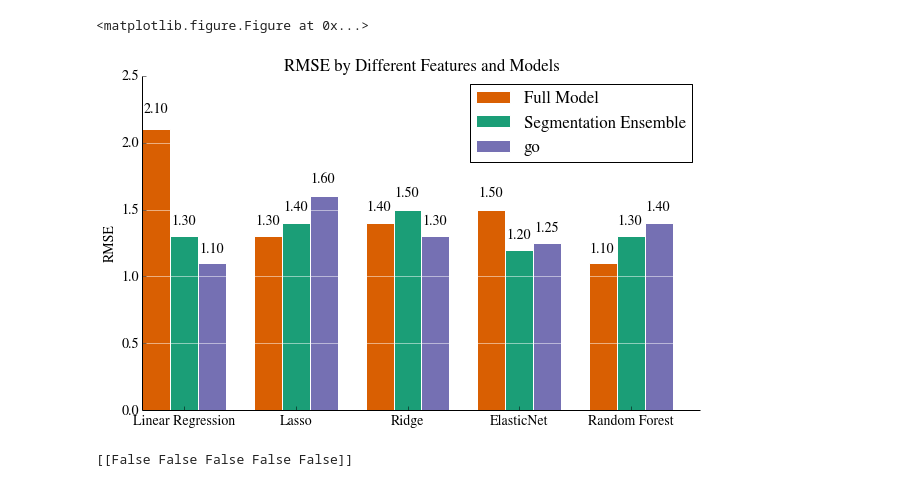
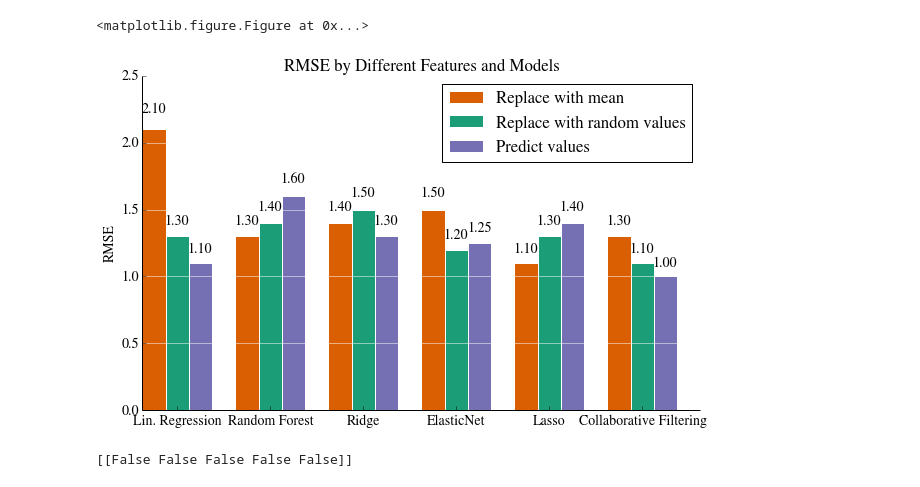
Before and after one commit to s-ramaswamy/CS-229-project, a Jupyter notebook: Visualizations.ipynb, the cells around one changed output. Cells and saved outputs as stored; diff of their text form; code cells hidden in the pictures.

Commit message:
predictthe missing vars

```diff
--- a/Visualizations.ipynb
+++ b/Visualizations.ipynb
@@ -271,43 +271,43 @@ plt.figure()
 <matplotlib.figure.Figure at 0x...>
 # %%
 # make plot for final results
-N = 5
-fullRMSE = (2.1,1.3,1.4,1.5,1.1)
+N = 6
+fullRMSE = (2.1,1.3,1.4,1.5,1.1,1.3)
 
 ind = np.arange(N)  # the x locations for the groups
 width = 0.25       # the width of the bars
 
 fig, ax = plt.subplots()
 rects1 = ax.bar(ind, fullRMSE, width, color=dark2_colors[1])
 
-splitRMSE = [1.3,1.4,1.5,1.2,1.3]
+splitRMSE = [1.3,1.4,1.5,1.2,1.3,1.1]
 rects2 = ax.bar(ind+width, splitRMSE, width, color=dark2_colors[0])
 
-randRMSE = [1.1,1.6,1.3,1.25,1.4]
+randRMSE = [1.1,1.6,1.3,1.25,1.4,1]
 rects3 = ax.bar(ind+2*width, randRMSE, width, color=dark2_colors[2])
 
 # add some text for labels, title and axes ticks
 ax.set_ylabel('RMSE')
 ax.set_title('RMSE by Different Features and Models')
 ax.set_xticks(ind+width+0.125)
-ax.set_xticklabels(('Linear Regression', 'Lasso', 'Ridge', 'ElasticNet', 'Random Forest') )
-ax.legend((rects1[0], rects2[0], rects3[0]), ('Full Model', 'Segmentation Ensemble','go'))
+ax.set_xticklabels(('Lin. Regression', 'Random Forest', 'Ridge', 'ElasticNet', 'Lasso', 'Collaborative Filtering') )
+ax.legend((rects1[0], rects2[0], rects3[0]), ('Replace with mean', 'Replace with random values','Predict values'))
 #ax.legend((rects1[0], rects2[0], rects3[0]), ('Full Model', 'Segmentation Ensemble','go'),bbox_to_anchor=(1.05, 1), loc=2, borderaxespad=0. )
 
 def autolabel(rects):
     # attach some text labels
     for rect in rects:
         height = rect.get_height()
         ax.text(rect.get_x()+rect.get_width()/2., 1.05*height, '%.2f'%height,
                 ha='center', va='bottom')
 
 autolabel(rects1)
 autolabel(rects2)
 autolabel(rects3)
 plt.grid(axis = 'y', color ='white', linestyle='-')
 remove_border()
 # %% [output]
-[figure, old version]
+[figure, new version]
 # %%
 def not_so_quick_train(block):
     block.replace([np.inf, -np.inf], np.nan)
```
Also changed, not shown: parts of 16 cells of this notebook, 6 other files.
